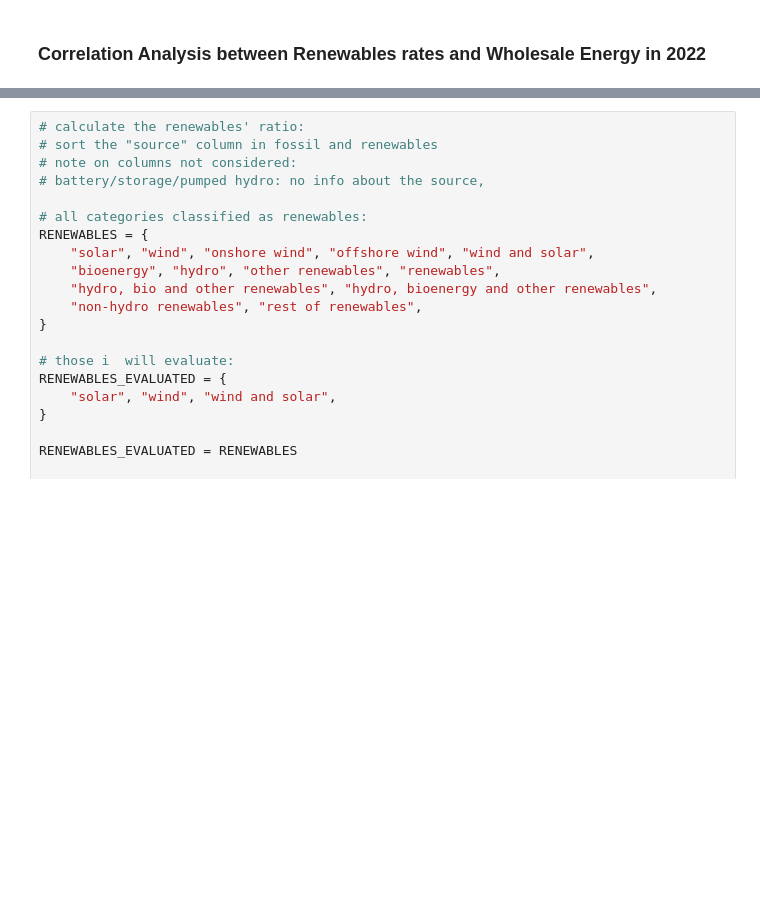
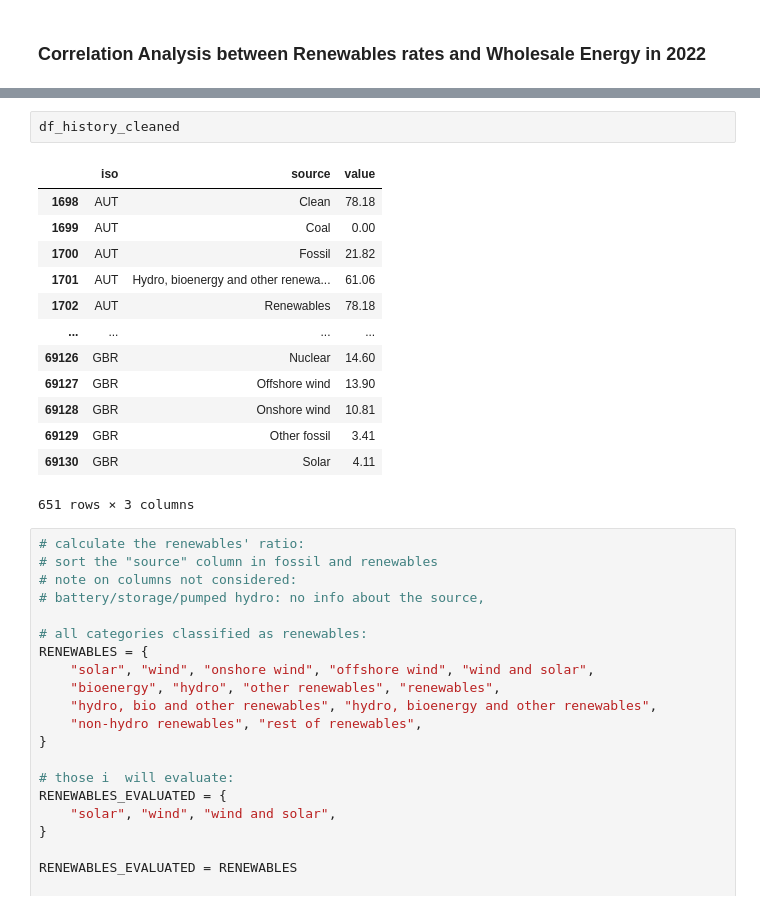
Before and after one commit to tklopper9/europes_energy_transition, a Jupyter notebook: notebook.ipynb, the cells around one changed output, grey strips where cells are left out. Cells and saved outputs as stored; diff of their text form; blank space fills up the shorter version.

```diff
--- a/notebook.ipynb
+++ b/notebook.ipynb
@@ -364,3 +375,19 @@ Prices filtered yearly dataframe:
+# %%
+df_history_cleaned
+# %% [output]
+|  | iso | source | value |
+| 1698 | AUT | Clean | 78.18 |
+| 1699 | AUT | Coal | 0.00 |
+| 1700 | AUT | Fossil | 21.82 |
+| 1701 | AUT | Hydro, bioenergy and other renewa... | 61.06 |
+| 1702 | AUT | Renewables | 78.18 |
+| ... | ... | ... | ... |
+| 69126 | GBR | Nuclear | 14.60 |
+| 69127 | GBR | Offshore wind | 13.90 |
+| 69128 | GBR | Onshore wind | 10.81 |
+| 69129 | GBR | Other fossil | 3.41 |
+| 69130 | GBR | Solar | 4.11 |
+651 rows × 3 columns
 # %%
 # calculate the renewables' ratio:
 # sort the "source" column in fossil and renewables
```
Also changed, not shown: parts of 8 cells of this notebook.
